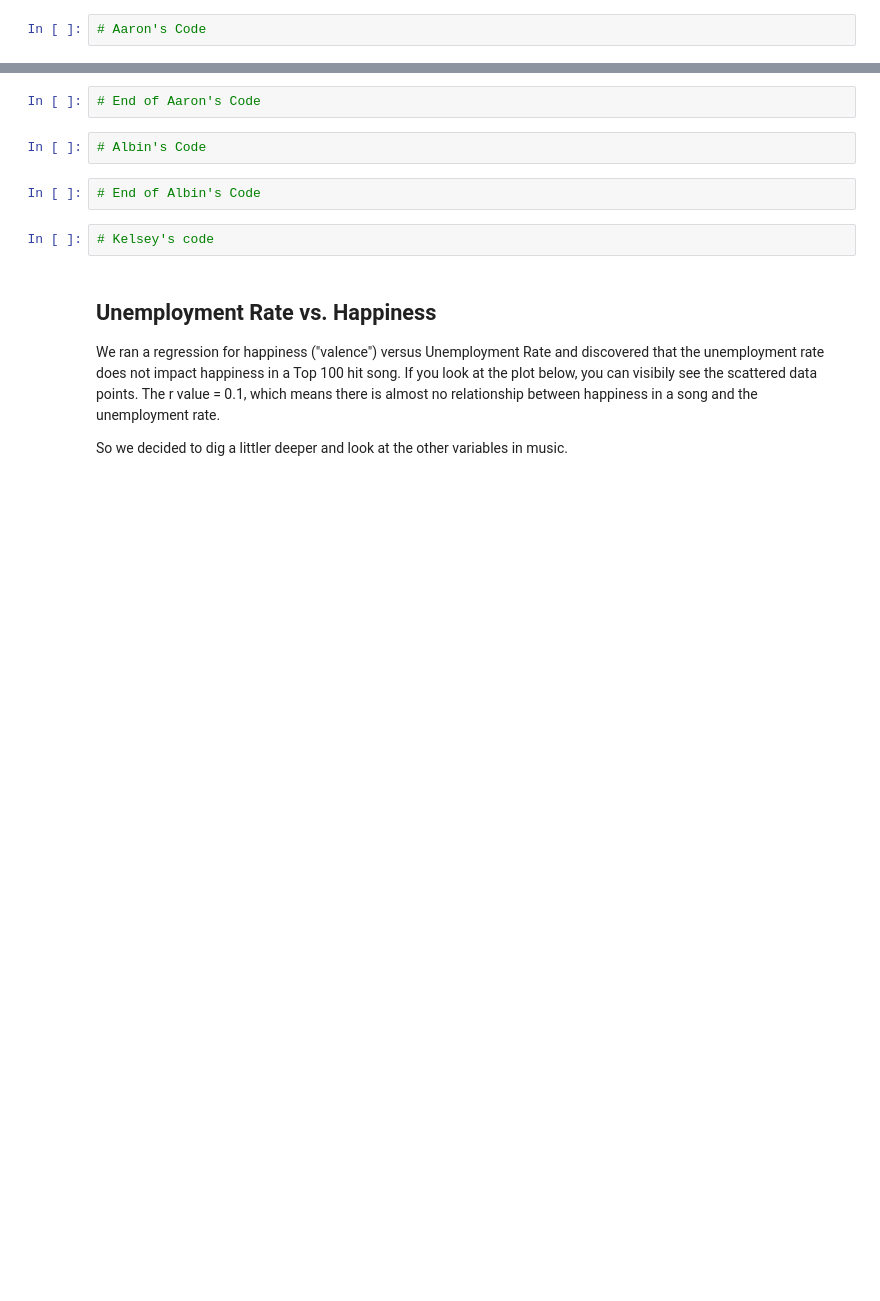
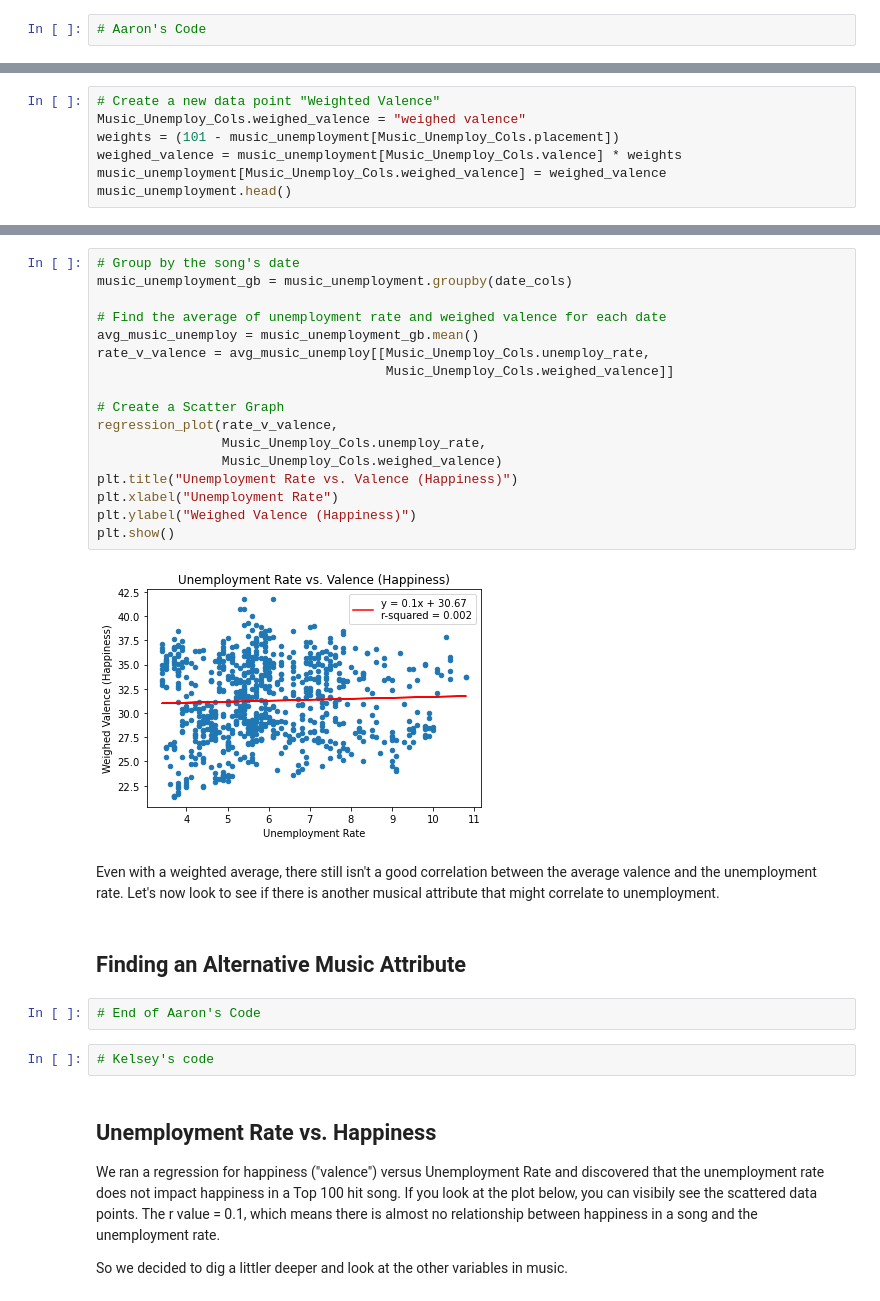
Before and after one commit to richardk6/Billboard-Project, a Jupyter notebook: code/data_analysis.ipynb, the cells around one changed output, grey strips where cells are left out. Saved outputs shown, nothing was run; the diff lists cells and outputs as text; blank space fills up the shorter version.

```diff
--- a/code/data_analysis.ipynb
+++ b/code/data_analysis.ipynb
@@ -25,0 +156,7 @@ data.head()
+# %%
+# Create a new data point "Weighted Valence"
+Music_Unemploy_Cols.weighed_valence = "weighed valence"
+weights = (101 - music_unemployment[Music_Unemploy_Cols.placement])
+weighed_valence = music_unemployment[Music_Unemploy_Cols.valence] * weights
+music_unemployment[Music_Unemploy_Cols.weighed_valence] = weighed_valence
+music_unemployment.head()
@@ -26,9 +170,28 @@ data.head()
+# %%
+# Group by the song's date
+music_unemployment_gb = music_unemployment.groupby(date_cols)
+
+# Find the average of unemployment rate and weighed valence for each date
+avg_music_unemploy = music_unemployment_gb.mean()
+rate_v_valence = avg_music_unemploy[[Music_Unemploy_Cols.unemploy_rate,
+                                     Music_Unemploy_Cols.weighed_valence]]
+
+# Create a Scatter Graph
+regression_plot(rate_v_valence,
+                Music_Unemploy_Cols.unemploy_rate,
+                Music_Unemploy_Cols.weighed_valence)
+plt.title("Unemployment Rate vs. Valence (Happiness)")
+plt.xlabel("Unemployment Rate")
+plt.ylabel("Weighed Valence (Happiness)")
+plt.show()
+# %% [output]
+[figure, added]
+# %% [markdown]
+Even with a weighted average, there still isn't a good correlation between the average valence and the unemployment rate. Let's now look to see if there is another musical attribute that might correlate to unemployment.
+# %% [markdown]
+## Finding an Alternative Music Attribute
 # %%
 # End of Aaron's Code
-# %%
-# Albin's Code
-# %%
-# End of Albin's Code
 # %%
 # Kelsey's code
 # %% [markdown]
```
Also changed, not shown: parts of 16 cells of this notebook, 2 other files.
